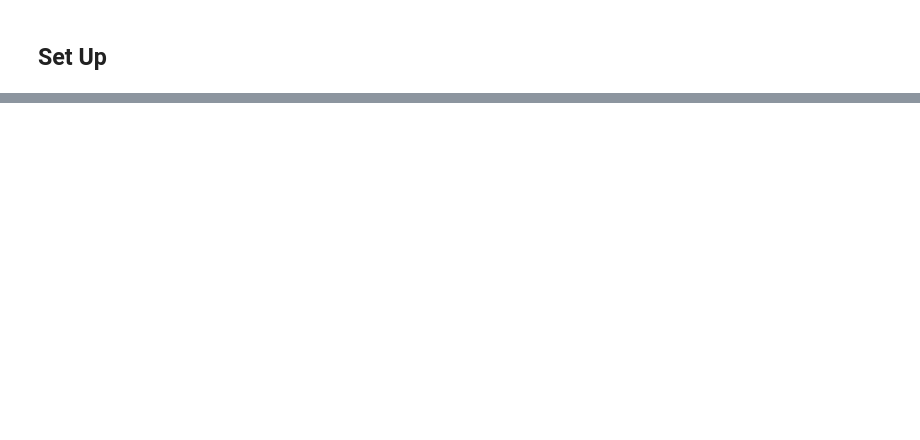
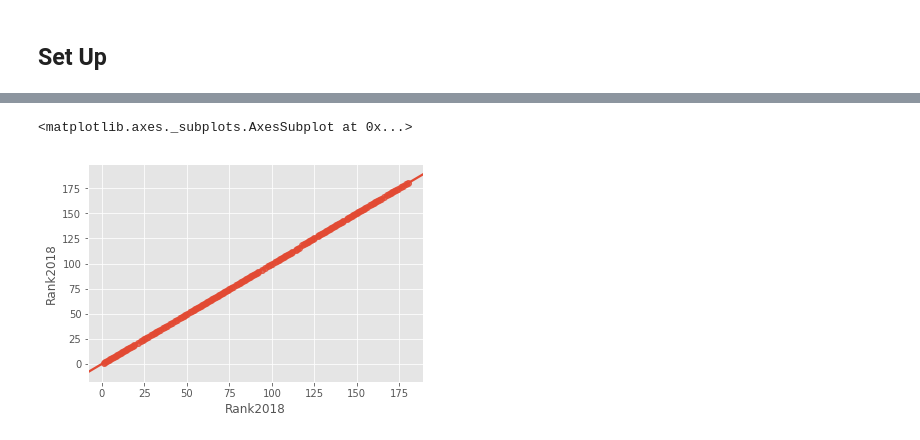
Before and after one commit to aliar97/degrees-of-freedom, a Jupyter notebook: Freedom.ipynb, the cells around one changed output, grey strips where cells are left out. Drawn from its saved outputs; the diff is of its cells as text; code cells hidden in the pictures; blank space fills up the shorter version.

```diff
--- a/Freedom.ipynb
+++ b/Freedom.ipynb
@@ -1,17 +1,23 @@
 # %% [markdown]
 ## Set Up
 # %%
+import numpy as np
 import pandas as pd
-import numpy as np
-import matplotlib.pyplot as plt
+import seaborn as sns # for visualiation
+from scipy.stats import ttest_ind # t-tests
+import statsmodels.formula.api as smf # linear modeling
+import statsmodels.api as sm
+import matplotlib.pyplot as plt # plotting
+import matplotlib
+from sklearn import metrics
+matplotlib.style.use('ggplot')
 %matplotlib inline
+
 gdp_data = pd.read_csv('./GDP.csv')
 gdp_data= gdp_data.fillna(method = "bfill")
 gdp_capita_data = pd.read_csv('./GDP_capita.csv')
 gdp_capita_data = gdp_capita_data.fillna(method = "bfill")
 rsf_freedom_data = pd.read_csv('./rsf_data.csv')
 rsf_freedom_data = rsf_freedom_data.fillna(method = "bfill")
-complete = rsf_freedom_data.join(gdp_data, lsuffix='data source', rsuffix='EN_country')
-complete = complete.join(gdp_capita_data, lsuffix='EN_country', rsuffix='data source')
-complete = complete.drop('FR_Country', axis =1)
-complete = complete.drop('ES_country', axis =1)
+complete = gdp_data.join(gdp_capita_data, lsuffix='_gdp_data', rsuffix='_gdp_capita_data')
+names = rsf_freedom_data['EN_country'].tolist()
@@ -38,0 +24,20 @@ gdp_capita_data
+# %%
+gdp_names = gdp_data['Country Name'].tolist()
+filtered_list = []
+for a in names:
+    if a in gdp_names:
+        filtered_list.append(a)
+#complete[complete["Country Name_gdp_data"] == filtered_list]
+
+final = pd.DataFrame()
+for a in filtered_list:
+    current = complete[complete["Country Name_gdp_data"] == a]
+    frames = [final, current]
+    final = pd.concat(frames)
+final = final.reset_index()
+# %%
+rsf_freedom_data = rsf_freedom_data.drop(['Country Code_gdp_data', 'FR_Country', 'ES_country', 'EN_country', 'Zone'], axis = 1)
+rsf_names = rsf_freedom_data.columns.tolist()
+for a in rsf_names:
+    final[a] = rsf_freedom_data[a]
+final
@@ -38,0 +63,5 @@ gdp_capita_data
+# %%
+sns.regplot(x="Rank2018", y="Rank2018" , data=final)
+# %% [output]
+<matplotlib.axes._subplots.AxesSubplot at 0x...>
+[figure, added]
```
Also changed, not shown: parts of 2 cells of this notebook, 3 other files.
